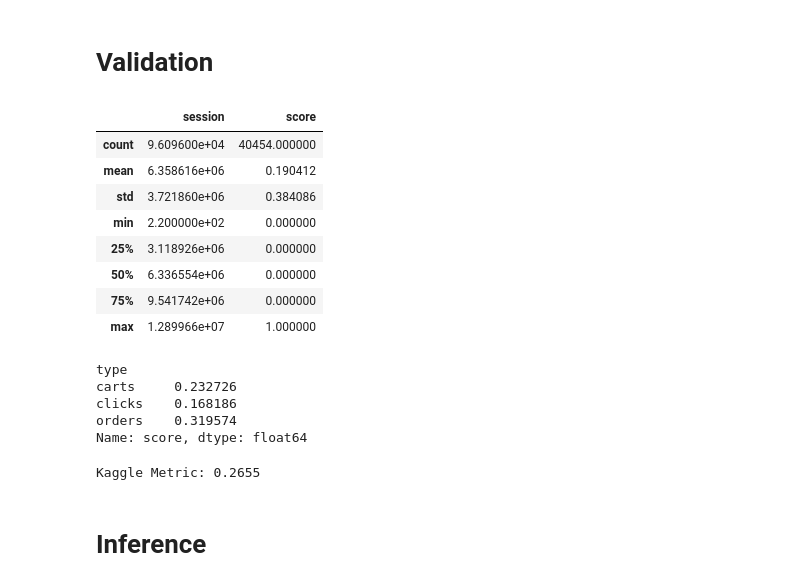
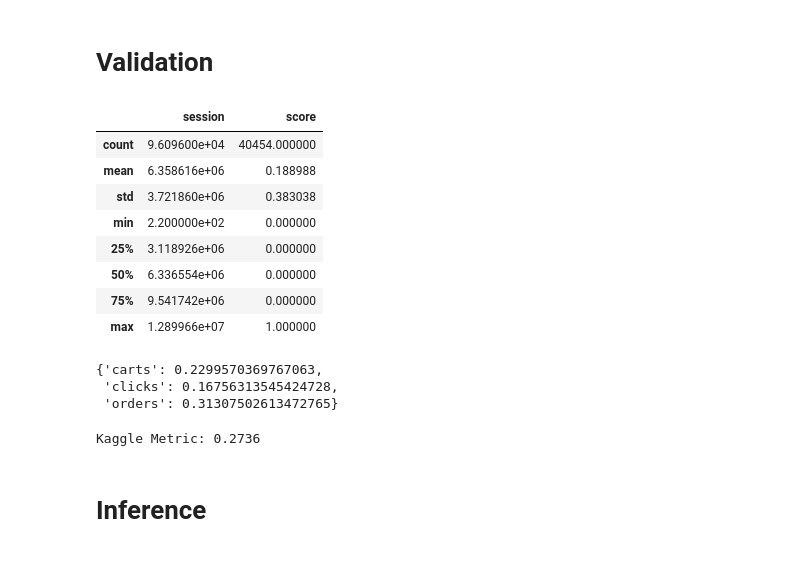
Before and after one commit to EnricRovira/025_Kaggle-OTTO-Recsys-2022, a Jupyter notebook: 1_Scripts/1_Model_v0.3.ipynb, the cells around one changed output. Cells and saved outputs as stored; diff of their text form; code cells hidden in the pictures.

```diff
--- a/1_Scripts/1_Model_v0.3.ipynb
+++ b/1_Scripts/1_Model_v0.3.ipynb
@@ -94,7 +94,7 @@ class Bert4RecDataLoader:
     """
     def __init__(self, list_paths, num_items, seq_len, batch_size, num_targets=-1, mask_prob=0.4,
                  reverse_prob=0.2, get_session=False, get_only_first_on_val=False, seq_len_target=None,
-                 min_size_seq_to_mask=2, is_val=False, is_test=False, avoid_repeats=False, shuffle=False):
+                 min_size_seq_to_mask=2, is_val=False, is_test=False, avoid_repeats=False, shuffle=False, drop_remainder=False):
         self.list_paths = list_paths
         self.num_items = num_items
         self.seq_len = seq_len
@@ -110,6 +110,7 @@ class Bert4RecDataLoader:
         self.get_only_first_on_val = get_only_first_on_val
         self.is_val = is_val
         self.is_test = is_test
+        self.drop_remainder = drop_remainder
 
     def get_generator(self):
         dataset = tf.data.TFRecordDataset(self.list_paths, num_parallel_reads=AUTO, compression_type='GZIP')
@@ -122,9 +123,9 @@ class Bert4RecDataLoader:
             dataset = dataset.map(self.make_transforms_train, num_parallel_calls=AUTO)
         dataset = dataset.map(self.set_shapes, num_parallel_calls=AUTO)
         if self.shuffle:
-            dataset = dataset.shuffle(self.batch_size*16)
+            dataset = dataset.shuffle(self.batch_size*50, reshuffle_each_iteration=True)
 
-        dataset = dataset.batch(self.batch_size, num_parallel_calls=AUTO, drop_remainder=False).prefetch(AUTO)
+        dataset = dataset.batch(self.batch_size, num_parallel_calls=AUTO, drop_remainder=self.drop_remainder).prefetch(AUTO)
         return dataset
 
     def parse_tf_record(self, data):
@@ -244,8 +245,8 @@ class Bert4RecDataLoader:
 
         # If all items are masked we leave an item unmasked
         if tf.cast(tf.shape(idxs_inputs)[0], tf.int64) == tf.cast(qt_size_seq, tf.int64):
+            idxs_target = idxs_inputs[-1:]
             idxs_inputs = idxs_inputs[:-1]
-            idxs_target = idxs_inputs[-1:]
 
         # If no item has been masked we leave at least one item masked(be careful of size=1 seqs)
         if tf.cast(tf.shape(idxs_inputs)[0], tf.int64) == tf.constant(0, dtype=tf.int64):
@@ -285,11 +286,11 @@ class Bert4RecDataLoader:
 list_paths = ['../tfrecords/tfrecords_v0.3/na_split=train/' + x for x in os.listdir('../tfrecords/tfrecords_v0.3/na_split=train')]
 
 dataloader = Bert4RecDataLoader(list_paths,
-                                     num_items=1_855_603,
+                                     num_items=NUM_ITEMS,
                                      seq_len=10,
                                      seq_len_target=None,
                                      batch_size=32,
-                                     mask_prob=0.35,
+                                     mask_prob=0.4,
                                      reverse_prob=0.2,
                                      get_session=False,
                                      is_val=False,
@@ -316,7 +317,7 @@ for batch in tqdm(dataloader):
 
 print([x.shape for x in features])
 
-idx = 6
+idx = 0
 print(seq_items[idx].numpy().flatten())
 print(seq_type[idx].numpy().flatten())
 print(target[idx].numpy().flatten())
@@ -525,11 +526,12 @@ plt.plot();
 class BERT4REC_CONFIG:
     num_items = NUM_ITEMS
     path_tfrecords = '../tfrecords/tfrecords_v0.3/'
-    model_name = 'model_bert4rec_complete_v0.4'
+    load_model_name = 'model_bert4rec_complete_v0.4_finetuned'
+    model_name = 'model_bert4rec_complete_v0.4.1'
     num_records_dataset = 12_000_000
-    batch_size = 64
+    batch_size = 40
     seq_len = 10
-    mask_prob = 0.35
+    mask_prob = 0.4
     reverse_prob = 0.2
     emb_dim = 16
     trf_dim = 16
@@ -540,8 +542,8 @@ class BERT4REC_CONFIG:
     att_drop_rate = 0.1
     epochs = 5
     early_stopping = 5
-    scheduler_scaler = 64
-    warmup_steps = 20_000
+    scheduler_scaler = 500#64
+    warmup_steps = 50_000#20_000
 
 
 list_paths_train = [f'{BERT4REC_CONFIG.path_tfrecords}na_split=train/' + x for x in os.listdir(f'{BERT4REC_CONFIG.path_tfrecords}na_split=train')]
@@ -556,7 +558,8 @@ train_dataloader = Bert4RecDataLoader(list_paths_train,
                                      reverse_prob=BERT4REC_CONFIG.reverse_prob,
                                      is_test=False,
                                      is_val=False,
-                                     shuffle=True).get_generator()
+                                     shuffle=True,
+                                     drop_remainder=True).get_generator()
 
 val_dataloader = Bert4RecDataLoader(list_paths_val,
                                      num_items=BERT4REC_CONFIG.num_items,
@@ -574,8 +577,8 @@ early_stop = ReturnBestEarlyStopping(monitor='val_loss', mode="min", patience=BE
 
 tf.keras.backend.clear_session()
 # tf.config.optimizer.set_jit(True)
-model = build_model_bert4Rec(num_items=BERT4REC_CONFIG.num_items, model_cfg=BERT4REC_CONFIG)
-# model = tf.keras.models.load_model(f'../2_Models/seq_len{BERT4REC_CONFIG.seq_len}_{BERT4REC_CONFIG.model_name}/', compile=False)
+# model = build_model_bert4Rec(num_items=BERT4REC_CONFIG.num_items, model_cfg=BERT4REC_CONFIG)
+model = tf.keras.models.load_model(f'../2_Models/seq_len{BERT4REC_CONFIG.seq_len}_{BERT4REC_CONFIG.load_model_name}/', compile=False)
 model.compile(optimizer=optimizers.Adam(learning_rate=CustomSchedule(BERT4REC_CONFIG.scheduler_scaler, warmup_steps=BERT4REC_CONFIG.warmup_steps)),
               loss=custom_loss_bert4rec(),
               metrics=[]#mrr_topk_categorical(top_k=20)
@@ -593,11 +596,6 @@ history = model.fit(train_dataloader,
 model.save(f'../2_Models/seq_len{BERT4REC_CONFIG.seq_len}_{BERT4REC_CONFIG.model_name}', include_optimizer=False)
 model.save_weights(f'../2_Models/weights/seq_len{BERT4REC_CONFIG.seq_len}_{BERT4REC_CONFIG.model_name}', save_format='tf')
 
-# model_bert4rec_complete_v0.2.4
-# Epoch 1/5
-#  Train: 29310/Unknown - 14878s 222ms/step - loss: 12.6271
-#  Val:    1062/Unknown - 164s 154ms/step - loss: 11.1852
-
 # model_bert4rec_complete_v0.3 (kaggle)
 #  Train: 50000/Unknown - 14878s 297ms/step - loss: 11.2429
 #  Val:    2000/Unknown - 164s 154ms/step - loss: 8.1546
@@ -625,7 +621,7 @@ def get_score_metric(y_true, y_pred, type_target, k=20):
     return score
 
 tf.keras.backend.clear_session()
-model = models.load_model('../2_Models/seq_len10_model_bert4rec_complete_v0.4_finetuned/', compile=False)
+# model = models.load_model('../2_Models/seq_len10_model_bert4rec_complete_v0.4_finetuned/', compile=False)
 list_paths_val = ['../tfrecords/tfrecords_v0.3/na_split=val/' + x for x in os.listdir('../tfrecords/tfrecords_v0.3/na_split=val')]
 val_dataloader = Bert4RecDataLoader(list_paths_val,
                                      num_items=NUM_ITEMS,
@@ -668,46 +664,44 @@ for num_batch, batch in enumerate(tqdm(val_dataloader)):
 
 df_val = pd.DataFrame({
     'session' : np.concatenate(list_sessions),
     'predictions' : np.concatenate(list_predictions).tolist(),
     'trues' : list_trues,
     'type' : np.concatenate(list_types)
 })
 
 df_val['score'] = df_val.progress_apply(lambda x: get_score_metric(x['trues'], x['predictions'], x['type']), axis=1)
 
 display(df_val.describe())
 dict_scores = df_val.groupby('type')['score'].mean().to_dict()
 display(dict_scores)
 kaggle_metric = 0.1*dict_scores['clicks'] + 0.3*dict_scores['carts'] + 0.6*dict_scores['orders']
 print(f'Kaggle Metric: {kaggle_metric:.4f}')
 
 # v0.4 seqlen=10
 # {'carts': 0.222143,
 #  'clicks': 0.163726,
 #  'orders': 0.301489}
 # Kaggle Metric: 0.2639089
 
 # v0.4_finetuned seqlen=10
 # {'carts': 0.23272587826464677,
 #  'clicks': 0.16818629058707774,
 #  'orders': 0.31957377011651095}
 # Kaggle Metric: 0.2783808
 # %% [output]
 |  | session | score |
 | count | 9.609600e+04 | 40454.000000 |
-| mean | 6.358616e+06 | 0.190412 |
-| std | 3.721860e+06 | 0.384086 |
+| mean | 6.358616e+06 | 0.188988 |
+| std | 3.721860e+06 | 0.383038 |
 | min | 2.200000e+02 | 0.000000 |
 | 25% | 3.118926e+06 | 0.000000 |
 | 50% | 6.336554e+06 | 0.000000 |
 | 75% | 9.541742e+06 | 0.000000 |
 | max | 1.289966e+07 | 1.000000 |
-type
-carts     0.232726
-clicks    0.168186
-orders    0.319574
-Name: score, dtype: float64
+{'carts': 0.2299570369767063,
+ 'clicks': 0.16756313545424728,
+ 'orders': 0.31307502613472765}
-Kaggle Metric: 0.2655
+Kaggle Metric: 0.2736
 # %% [markdown]
 # Inference
 # %%
```
Also changed, not shown: parts of 3 cells of this notebook.
